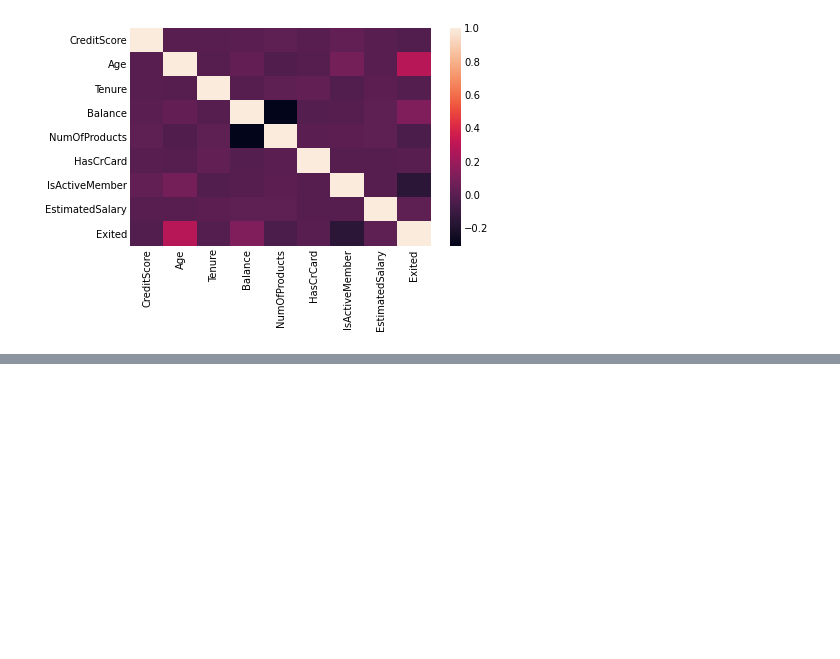
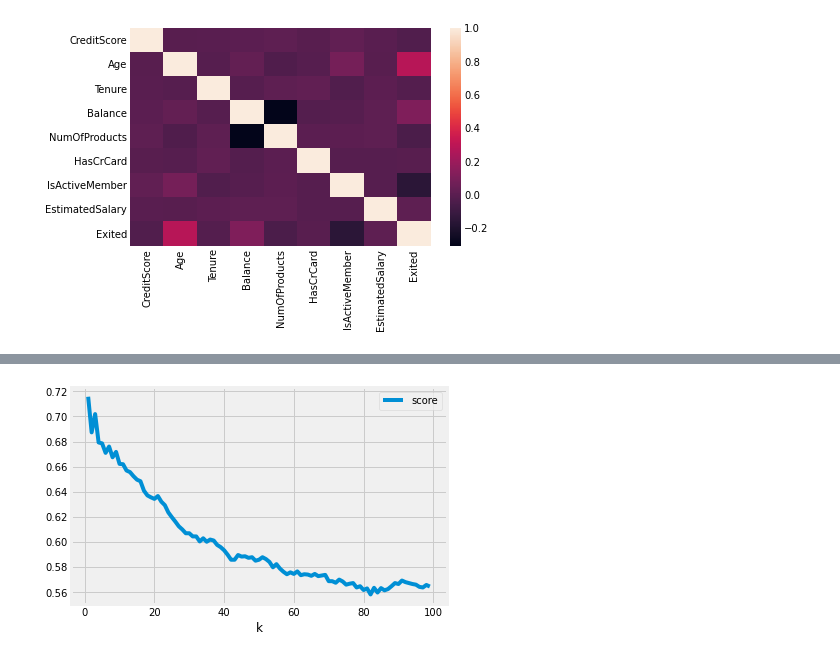
Before and after one commit to raaayden/GA_Project_Code_Challenge_3, a Jupyter notebook: project_final.ipynb, the cells around one changed output, grey strips where cells are left out. Saved outputs shown, nothing was run; the diff lists cells and outputs as text; code cells hidden in the pictures; blank space fills up the shorter version.

```diff
--- a/project_final.ipynb
+++ b/project_final.ipynb
@@ -532,0 +533,15 @@ plt.show()
+# %%
+from sklearn.neighbors import KNeighborsClassifier
+
+scores = []
+for k in range(1,100):
+    knn = KNeighborsClassifier(n_neighbors=k)
+    knn.fit(train_x,train_y)
+    pred = knn.predict(test_x)
+    score = float(sum(pred == test_y)) / len(test_y)
+    scores.append([k, score])
+# %%
+data = pd.DataFrame(scores,columns=['k','score'])
+data.plot.line(x='k',y='score');
+# %% [output]
+[figure, added]
```
Also changed, not shown: parts of 47 cells of this notebook.
